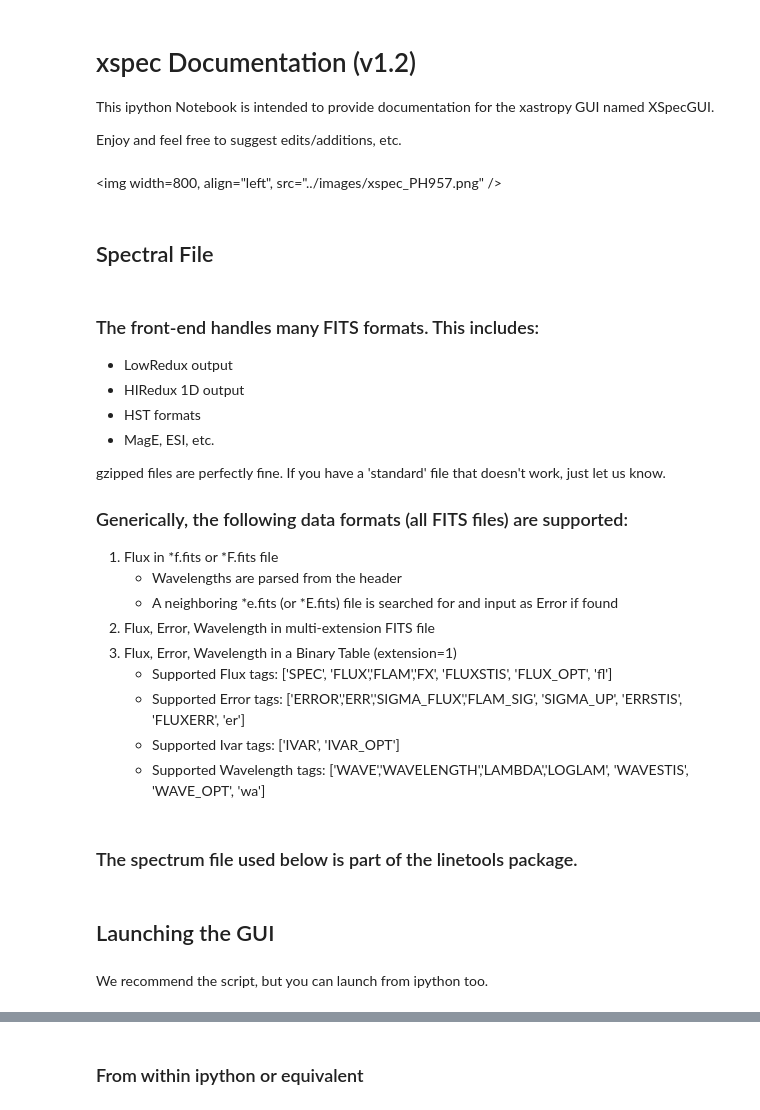
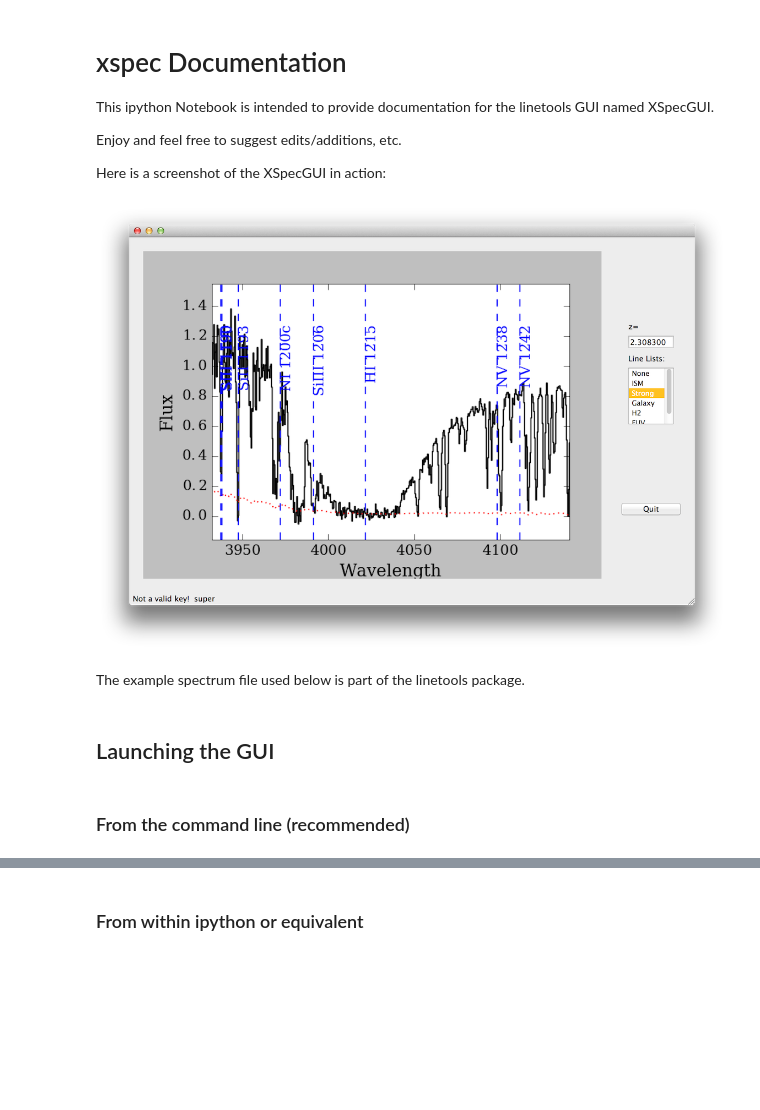
Before and after one commit to linetools/linetools, a Jupyter notebook: docs/examples/xspecgui.ipynb, the cells around one changed output, grey strips where cells are left out. Cells and saved outputs as stored; diff of their text form; code cells hidden in the pictures; blank space fills up the shorter version.

```diff
--- a/docs/examples/xspecgui.ipynb
+++ b/docs/examples/xspecgui.ipynb
@@ -1,40 +1,23 @@
 # %% [markdown]
-# xspec Documentation (v1.2)
+# xspec Documentation
 
-This ipython Notebook is intended to provide documentation for the xastropy GUI named XSpecGUI.
+This ipython Notebook is intended to provide documentation for the linetools GUI named XSpecGUI.
 
 Enjoy and feel free to suggest edits/additions, etc.
+
+Here is a screenshot of the XSpecGUI in action:
-# %% [markdown]
-<img width=800, align="left", src="../images/xspec_PH957.png" />
-# %% [markdown]
-## Spectral File
-# %% [markdown]
-### The front-end handles many FITS formats.  This includes:
-* LowRedux output
-* HIRedux 1D output
-* HST formats
-* MagE, ESI, etc.
-
-gzipped files are perfectly fine.  If you have a 'standard'
-file that doesn't work, just let us know.
-
-### Generically, the following data formats (all FITS files) are supported:
-1. Flux in *f.fits or *F.fits file
-    * Wavelengths are parsed from the header
-    * A neighboring *e.fits (or *E.fits) file is searched for and input as Error if found
-1. Flux, Error, Wavelength in multi-extension FITS file
-1. Flux, Error, Wavelength in a Binary Table (extension=1)
-    * Supported Flux tags: ['SPEC', 'FLUX','FLAM','FX', 'FLUXSTIS', 'FLUX_OPT', 'fl']
-    * Supported Error tags: ['ERROR','ERR','SIGMA_FLUX','FLAM_SIG', 'SIGMA_UP', 'ERRSTIS', 'FLUXERR', 'er']
-    * Supported Ivar tags: ['IVAR', 'IVAR_OPT']
-    * Supported Wavelength tags: ['WAVE','WAVELENGTH','LAMBDA','LOGLAM', 'WAVESTIS', 'WAVE_OPT', 'wa']
+# %%
+from IPython.display import Image
+Image(filename="images/xspec_example.png")
+# %% [output]
+[figure, added]
 # %% [markdown]
-### The spectrum file used below is part of the linetools package.
+The example spectrum file used below is part of the linetools package.
 # %%
 import imp
 lt_path = imp.find_module('linetools')[1]
 spec_fil = lt_path+'/spectra/tests/files/PH957_f.fits'
 # %% [markdown]
 ## Launching the GUI
-# %% [markdown]
-We recommend the script, but you can launch from ipython too.
+# %% [markdown]
+### From the command line (recommended)
```
Also changed, not shown: parts of 4 cells of this notebook, 5 other files.
